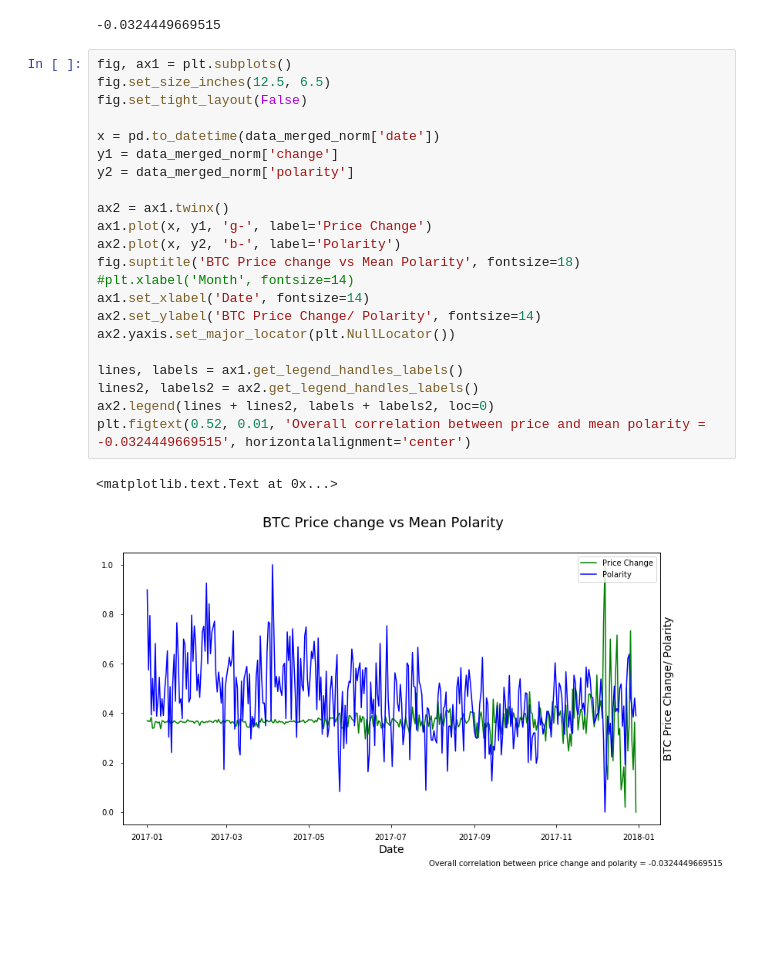
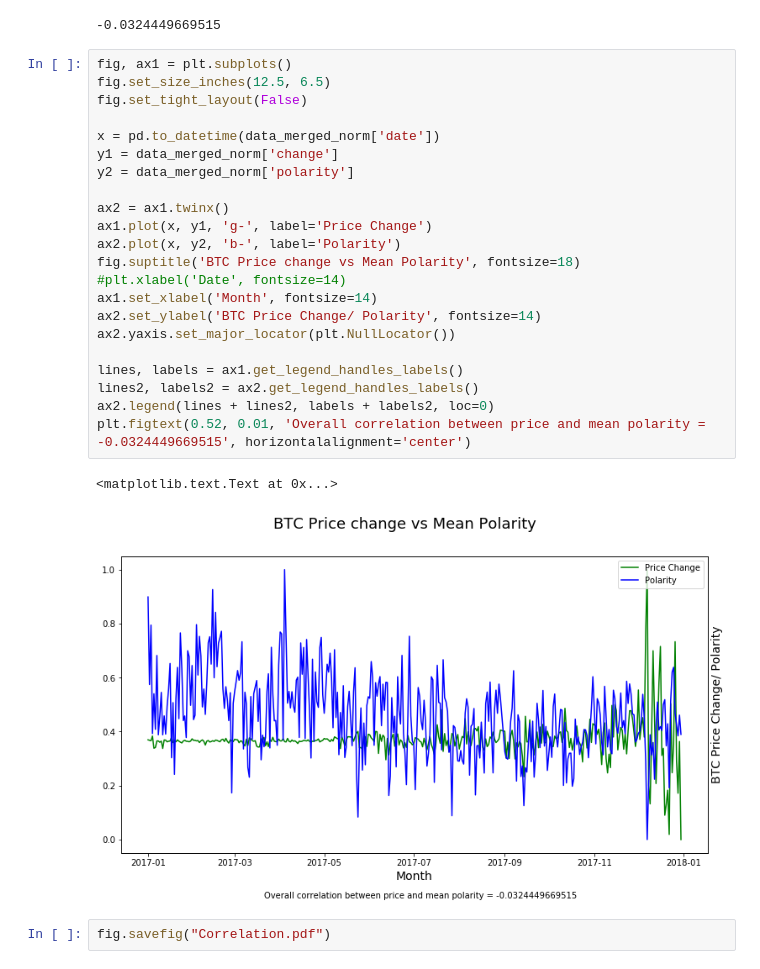
Before and after one commit to twhitsn/twitter-btc, a Jupyter notebook: Visualization_Sentiment_Data.ipynb, the cells around one changed output. Cells and saved outputs as stored; diff of their text form; blank space fills up the shorter version.

```diff
--- a/Visualization_Sentiment_Data.ipynb
+++ b/Visualization_Sentiment_Data.ipynb
@@ -83,25 +83,27 @@ print(correlation_change_polarity)
 # %%
 fig, ax1 = plt.subplots()
 fig.set_size_inches(12.5, 6.5)
 fig.set_tight_layout(False)
 
 x = pd.to_datetime(data_merged_norm['date'])
 y1 = data_merged_norm['change']
 y2 = data_merged_norm['polarity']
 
 ax2 = ax1.twinx()
 ax1.plot(x, y1, 'g-', label='Price Change')
 ax2.plot(x, y2, 'b-', label='Polarity')
 fig.suptitle('BTC Price change vs Mean Polarity', fontsize=18)
-#plt.xlabel('Month', fontsize=14)
-ax1.set_xlabel('Date', fontsize=14)
+#plt.xlabel('Date', fontsize=14)
+ax1.set_xlabel('Month', fontsize=14)
 ax2.set_ylabel('BTC Price Change/ Polarity', fontsize=14)
 ax2.yaxis.set_major_locator(plt.NullLocator())
 
 lines, labels = ax1.get_legend_handles_labels()
 lines2, labels2 = ax2.get_legend_handles_labels()
 ax2.legend(lines + lines2, labels + labels2, loc=0)
 plt.figtext(0.52, 0.01, 'Overall correlation between price and mean polarity = -0.0324449669515', horizontalalignment='center')
 # %% [output]
 <matplotlib.text.Text at 0x...>
-[figure, old version]
+[figure, new version]
+# %%
+fig.savefig("Correlation.pdf")
```
Also changed, not shown: parts of 1 cell of this notebook.
